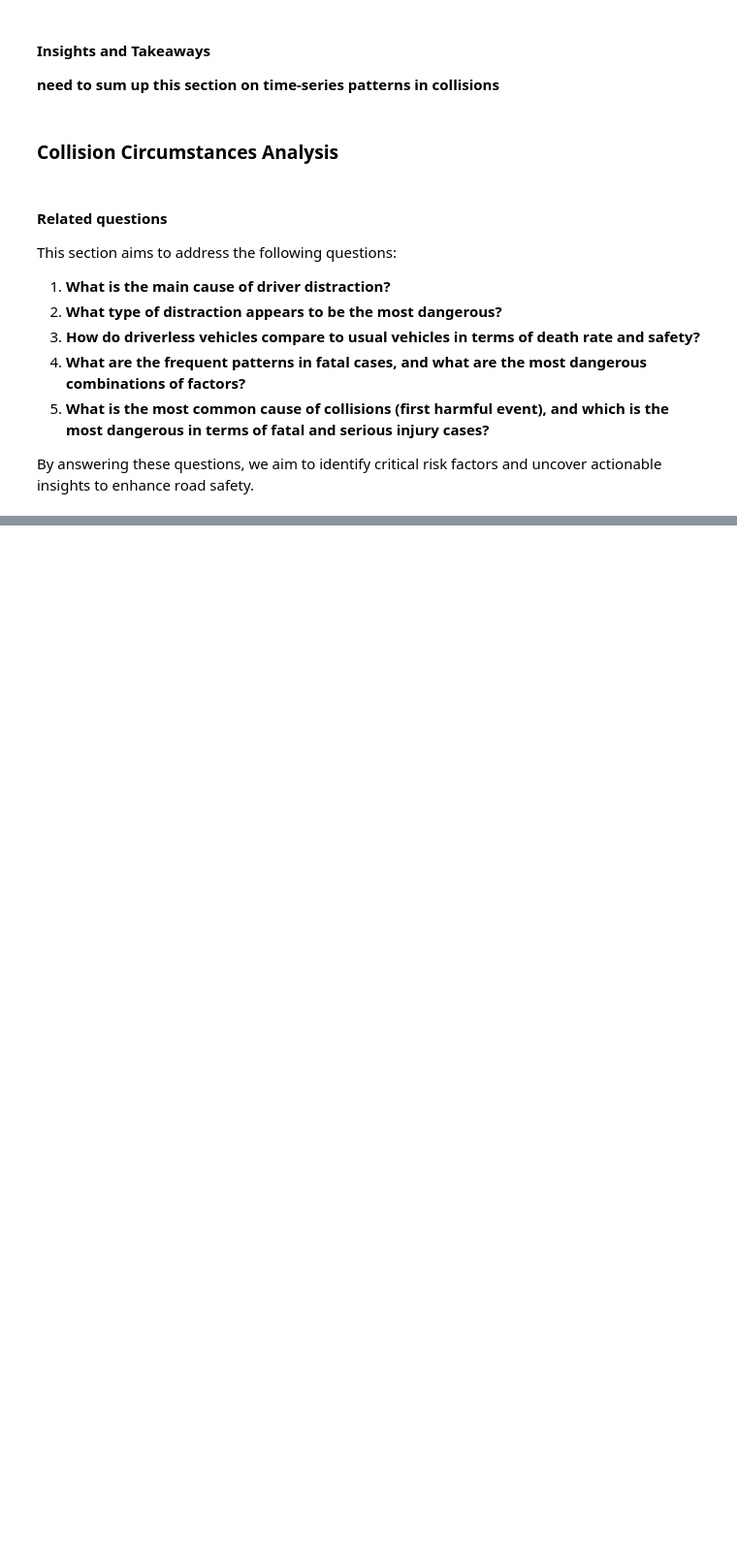
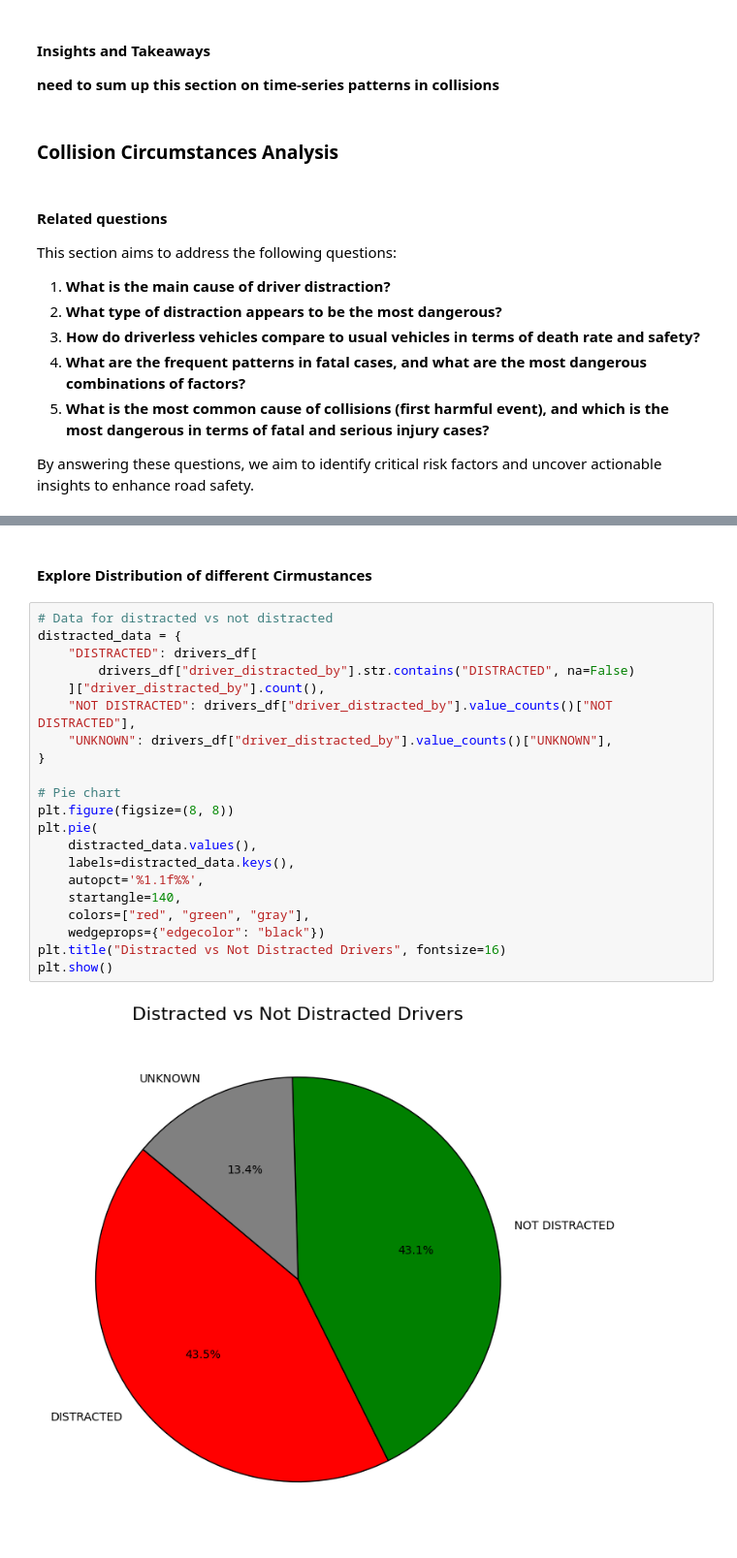
Before and after one commit to stanislavlia/collisions_analysis_dtsa5506, a Jupyter notebook: analysis.ipynb, the cells around one changed output, grey strips where cells are left out. Shown at 97% size. Drawn from its saved outputs; the diff is of its cells as text; blank space fills up the shorter version.

Commit message:
started to explore circumstances of collisions

```diff
--- a/analysis.ipynb
+++ b/analysis.ipynb
@@ -1025,0 +1046,25 @@ By answering these questions, we aim to identify critical risk factors and uncov
+# %% [markdown]
+#### Explore Distribution of different Cirmustances
+# %%
+# Data for distracted vs not distracted
+distracted_data = {
+    "DISTRACTED": drivers_df[
+        drivers_df["driver_distracted_by"].str.contains("DISTRACTED", na=False)
+    ]["driver_distracted_by"].count(),
+    "NOT DISTRACTED": drivers_df["driver_distracted_by"].value_counts()["NOT DISTRACTED"],
+    "UNKNOWN": drivers_df["driver_distracted_by"].value_counts()["UNKNOWN"],
+}
+
+# Pie chart
+plt.figure(figsize=(8, 8))
+plt.pie(
+    distracted_data.values(),
+    labels=distracted_data.keys(),
+    autopct='%1.1f%%',
+    startangle=140,
+    colors=["red", "green", "gray"],
+    wedgeprops={"edgecolor": "black"})
+plt.title("Distracted vs Not Distracted Drivers", fontsize=16)
+plt.show()
+# %% [output]
+[figure, added]
```
Also changed, not shown: parts of 10 cells of this notebook.
